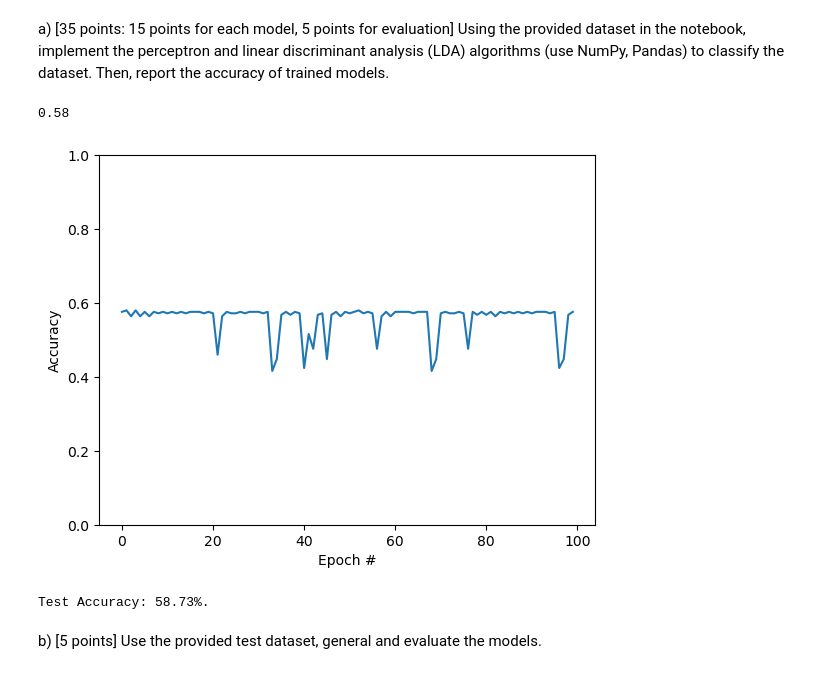
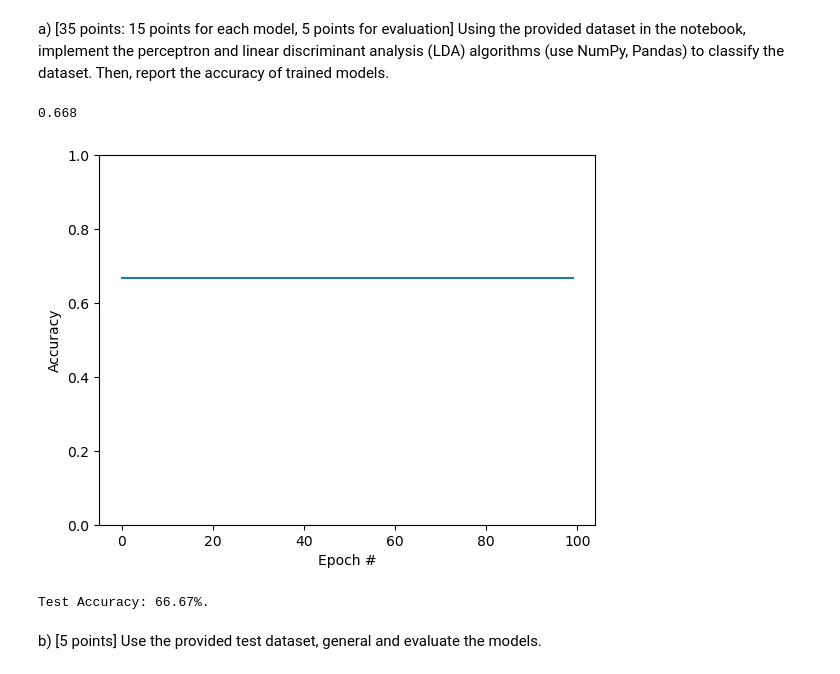
Before and after one commit to UPstartDeveloper/ML-Fundamentals-and-Apps, a Jupyter notebook: SyedRaza_HW2/SyedRaza_HW2.ipynb, the cells around one changed output. Drawn from its saved outputs; the diff is of its cells as text; code cells hidden in the pictures.

```diff
--- a/SyedRaza_HW2/SyedRaza_HW2.ipynb
+++ b/SyedRaza_HW2/SyedRaza_HW2.ipynb
@@ -98,14 +99,16 @@ class Perceptron:
     return np.array(wt_matrix)
 # %%
 perceptron = Perceptron()
-
-wt_matrix = perceptron.fit(x_train, y_train, 100, 0.001)
+scaler = StandardScaler()
+x_train_scaled = scaler.fit_transform(x_train)
+wt_matrix = perceptron.fit(x_train_scaled, y_train, 100, 0.001)
 # %% [output]
-0.58
+0.668
-[figure, old version]
+[figure, new version]
 # %%
 #Report the test accuracy for Perceptron.
-score = accuracy_score(perceptron.predict(x_test.T), y_test)
+x_test_scaled = scaler.transform(x_test)
+score = accuracy_score(perceptron.predict(x_test_scaled.T), y_test)
 print(f"Test Accuracy: {round(score * 100, 2)}%.")
 # %% [output]
-Test Accuracy: 58.73%.
+Test Accuracy: 66.67%.
```
Also changed, not shown: parts of 10 cells of this notebook.
